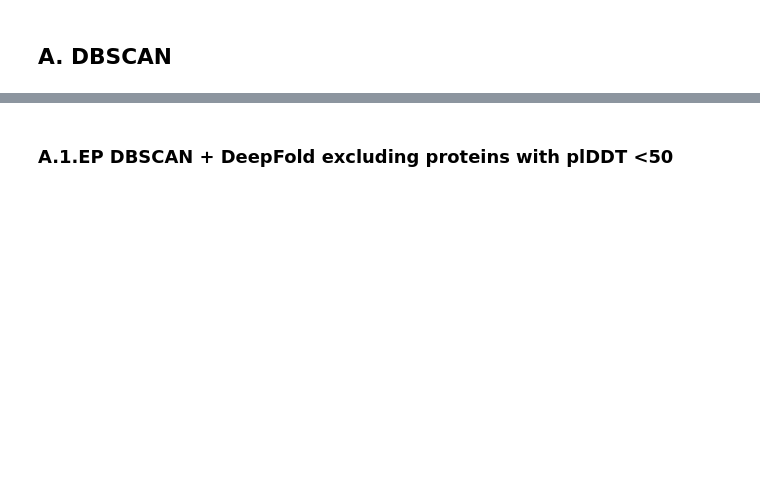
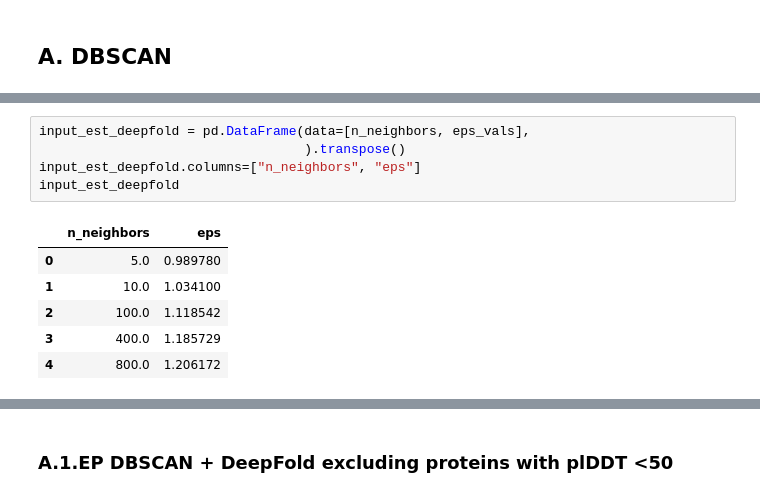
Before and after one commit to dptrsa-300/pss, a Jupyter notebook: Models.ipynb, the cells around one changed output, grey strips where cells are left out. Saved outputs shown, nothing was run; the diff lists cells and outputs as text; blank space fills up the shorter version.

```diff
--- a/Models.ipynb
+++ b/Models.ipynb
@@ -997,0 +926,12 @@ Elbow Y: 0.8448654220327962
+# %%
+input_est_deepfold = pd.DataFrame(data=[n_neighbors, eps_vals],
+                                  ).transpose()
+input_est_deepfold.columns=["n_neighbors", "eps"]
+input_est_deepfold
+# %% [output]
+|  | n_neighbors | eps |
+| 0 | 5.0 | 0.989780 |
+| 1 | 10.0 | 1.034100 |
+| 2 | 100.0 | 1.118542 |
+| 3 | 400.0 | 1.185729 |
+| 4 | 800.0 | 1.206172 |
```
Also changed, not shown: parts of 108 cells of this notebook, 1 other file.
